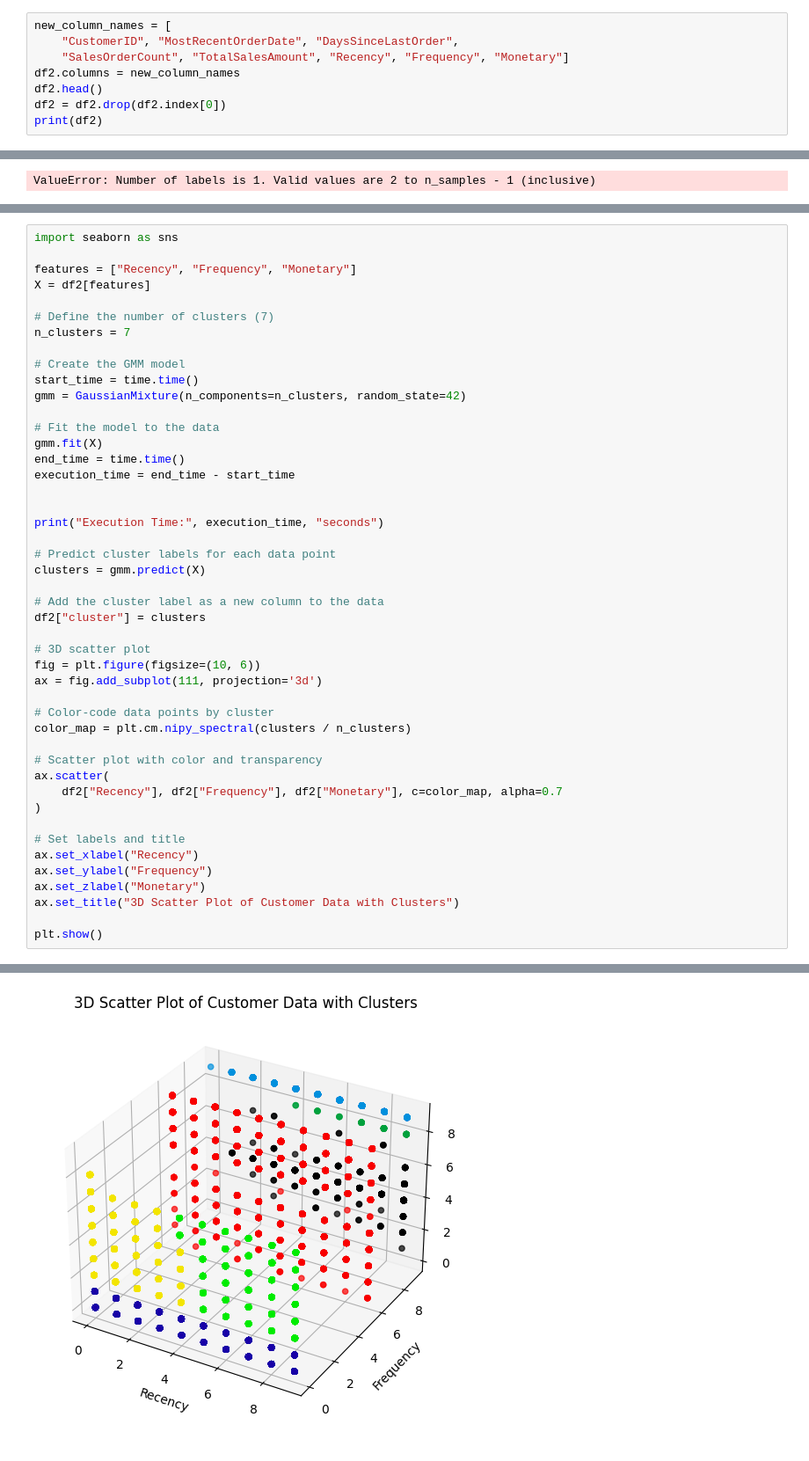
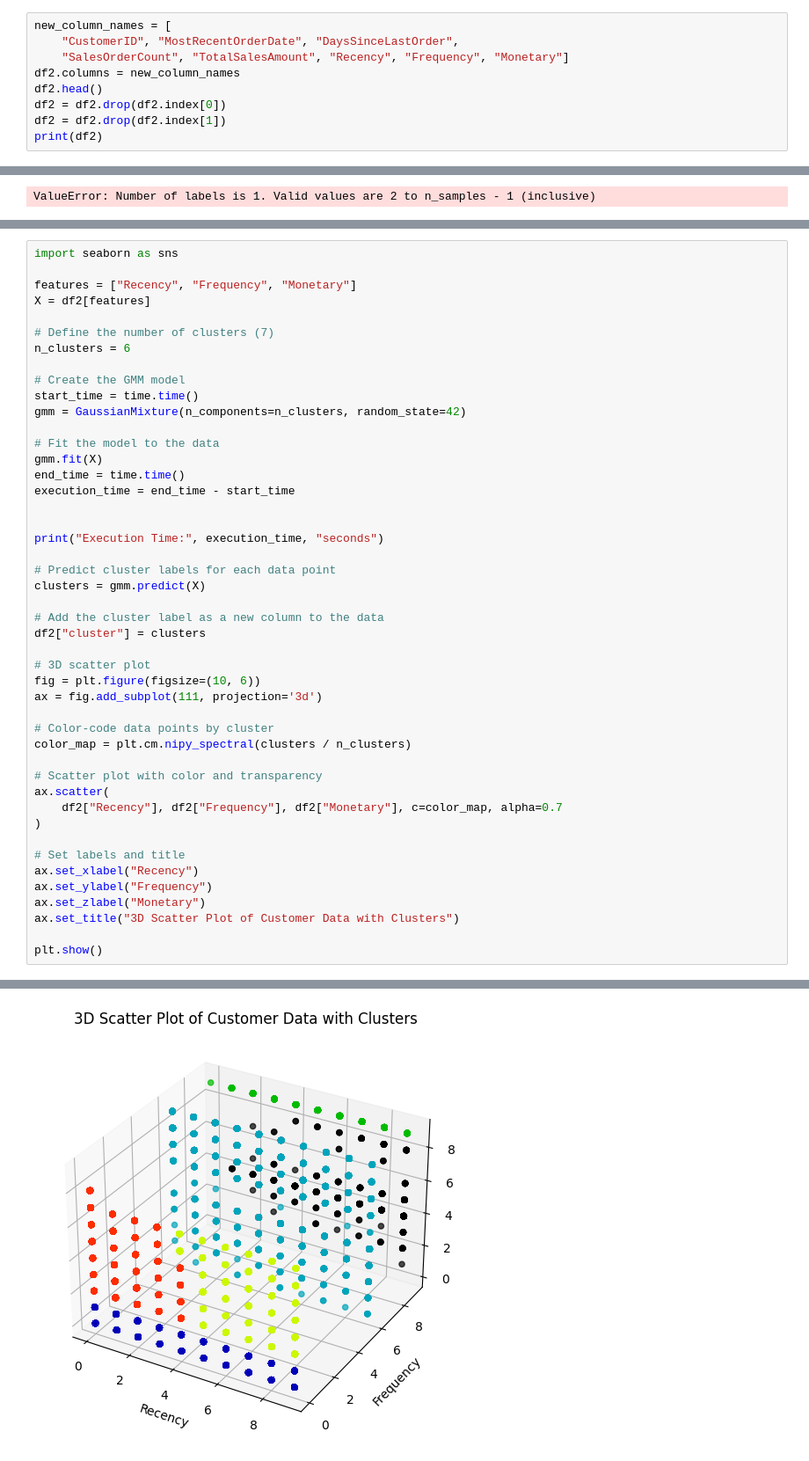
Before and after one commit to MohamedWael45/RFM, a Jupyter notebook: RFM_VeryFinal.ipynb, the cells around one changed output, grey strips where cells are left out. Shown at 88% size. Saved outputs shown, nothing was run; the diff lists cells and outputs as text.

```diff
--- a/RFM_VeryFinal.ipynb
+++ b/RFM_VeryFinal.ipynb
@@ -29,6 +30,7 @@ new_column_names = [
 df2.columns = new_column_names
 df2.head()
 df2 = df2.drop(df2.index[0])
+df2 = df2.drop(df2.index[1])
 print(df2)
 # %% [output]
       CustomerID  MostRecentOrderDate DaysSinceLastOrder SalesOrderCount  \
@@ -524,7 +484,7 @@ features = ["Recency", "Frequency", "Monetary"]
 X = df2[features]
 
 # Define the number of clusters (7)
-n_clusters = 7
+n_clusters = 6
 
 # Create the GMM model
 start_time = time.time()
@@ -567,4 +528,4 @@ plt.show()
-[figure, old version]
+[figure, new version]
 # %%
 silhouette_avg = silhouette_score(X, clusters)
 print("Average silhouette score:", silhouette_avg)
```
Also changed, not shown: parts of 12 cells of this notebook.
